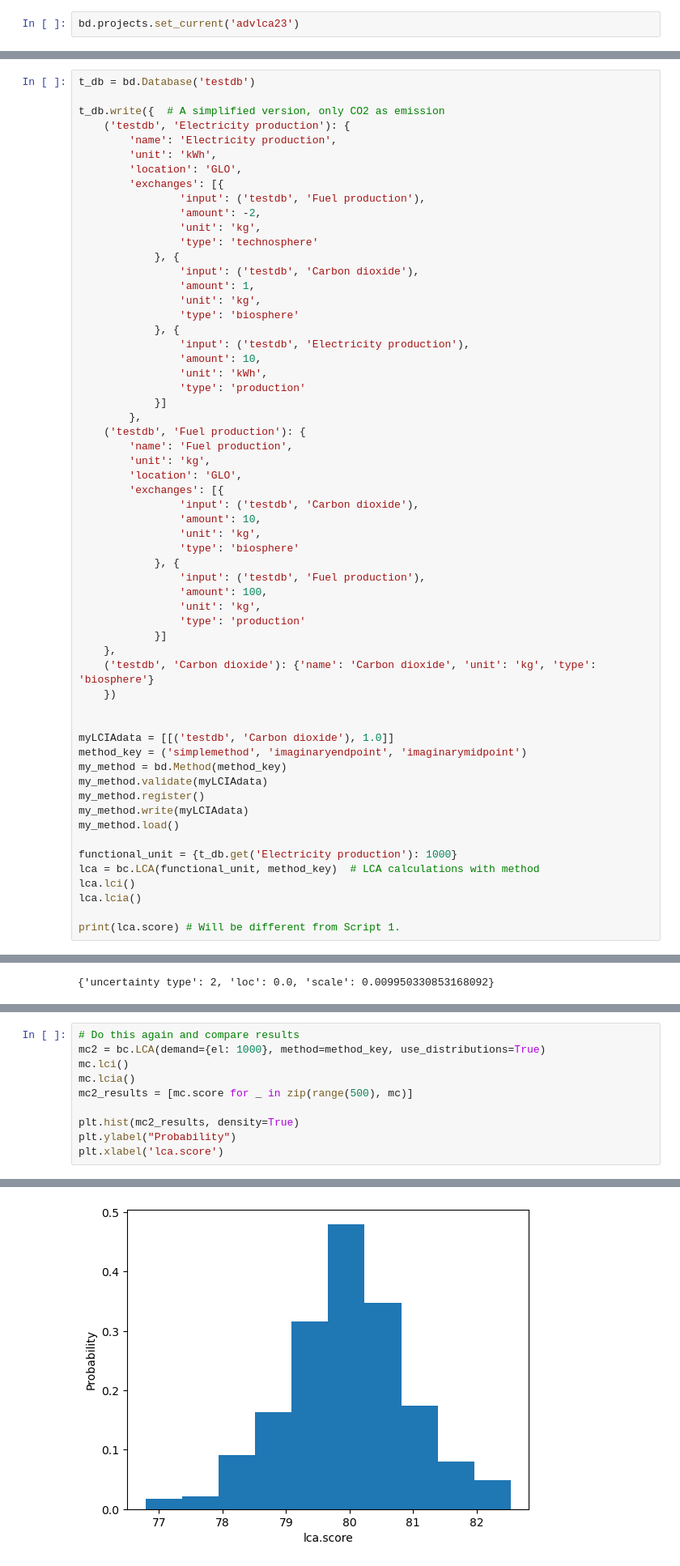
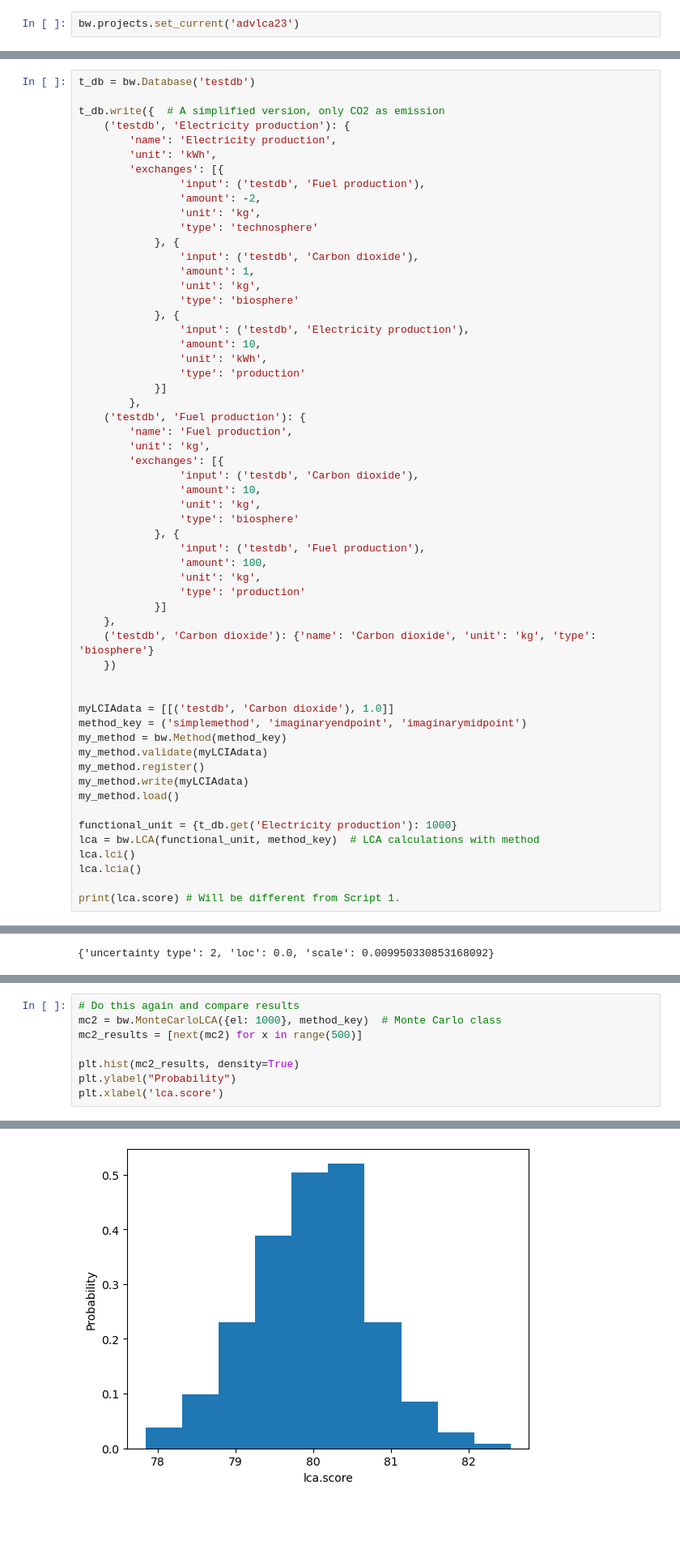
Before and after one commit to massimopizzol/advanced-lca-notebooks, a Jupyter notebook: Course-material/5-Monte-Carlo.ipynb, the cells around one changed output, grey strips where cells are left out. Shown at 81% size. Saved outputs shown, nothing was run; the diff lists cells and outputs as text; blank space fills up the shorter version.

```diff
--- a/Course-material/5-Monte-Carlo.ipynb
+++ b/Course-material/5-Monte-Carlo.ipynb
@@ -16,5 +14,5 @@ import pandas as pd
 import numpy as np
 import matplotlib.pyplot as plt
 # %%
-bd.projects.set_current('advlca23')
+bw.projects.set_current('advlca23')
 # %%
@@ -27,13 +27,12 @@ Databases dictionary with 3 object(s):
 # %% [markdown]
 A short recap from yesterday, let's create a database and run LCA calcualtions
 # %%
-t_db = bd.Database('testdb')
+t_db = bw.Database('testdb')
 
 t_db.write({  # A simplified version, only CO2 as emission
     ('testdb', 'Electricity production'): {
         'name': 'Electricity production',
         'unit': 'kWh',
-        'location': 'GLO',
         'exchanges': [{
                 'input': ('testdb', 'Fuel production'),
                 'amount': -2,
@@ -54,7 +53,6 @@ t_db.write({  # A simplified version, only CO2 as emission
     ('testdb', 'Fuel production'): {
         'name': 'Fuel production',
         'unit': 'kg',
-        'location': 'GLO',
         'exchanges': [{
                 'input': ('testdb', 'Carbon dioxide'),
                 'amount': 10,
@@ -73,14 +71,14 @@ t_db.write({  # A simplified version, only CO2 as emission
 
 myLCIAdata = [[('testdb', 'Carbon dioxide'), 1.0]]
 method_key = ('simplemethod', 'imaginaryendpoint', 'imaginarymidpoint')
-my_method = bd.Method(method_key)
+my_method = bw.Method(method_key)
 my_method.validate(myLCIAdata)
 my_method.register()
 my_method.write(myLCIAdata)
 my_method.load()
 
 functional_unit = {t_db.get('Electricity production'): 1000}
-lca = bc.LCA(functional_unit, method_key)  # LCA calculations with method
+lca = bw.LCA(functional_unit, method_key)  # LCA calculations with method
 lca.lci()
 lca.lcia()
 
@@ -270,16 +249,14 @@ pd.DataFrame(mc_results).describe()  # from pandas package
 # %%
 # Do this again and compare results
-mc2 = bc.LCA(demand={el: 1000}, method=method_key, use_distributions=True)
-mc.lci()
-mc.lcia()
-mc2_results = [mc.score for _ in zip(range(500), mc)]
+mc2 = bw.MonteCarloLCA({el: 1000}, method_key)  # Monte Carlo class
+mc2_results = [next(mc2) for x in range(500)]
 
 plt.hist(mc2_results, density=True)
 plt.ylabel("Probability")
 plt.xlabel('lca.score')
 # %% [output]
 Text(0.5, 0, 'lca.score')
-[figure, old version]
+[figure, new version]
 # %%
 print(np.mean(mc2_results))
 print(np.median(mc2_results))
```
Also changed, not shown: parts of 19 cells of this notebook, 17 other files.
